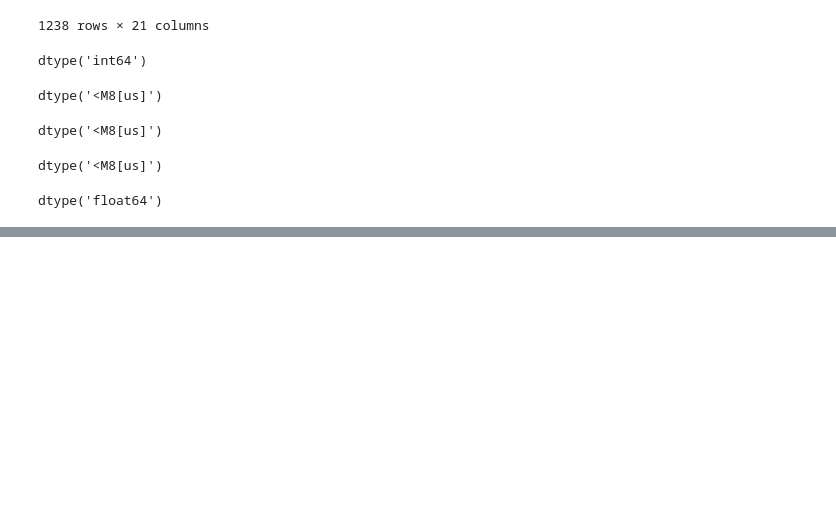
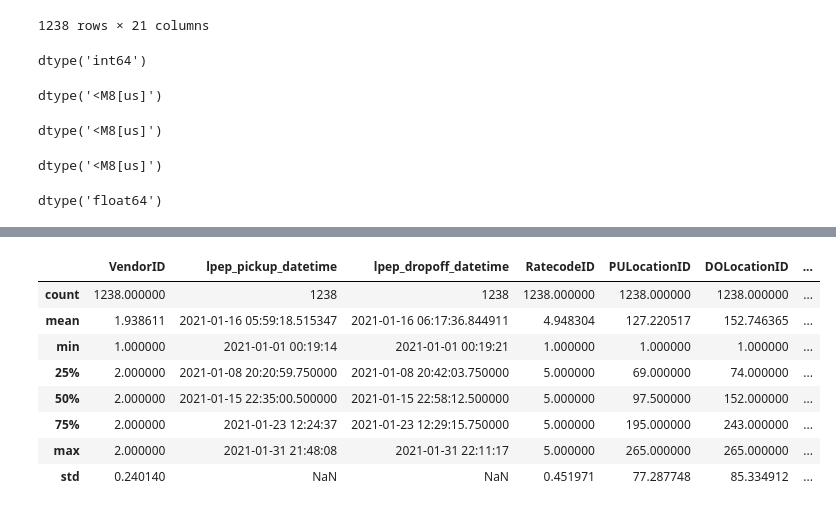
Before and after one commit to miracle73/Mlops-Zoomcamp-2025, a Jupyter notebook: 01-intro/prediction-model.ipynb, the cells around one changed output, grey strips where cells are left out. Cells and saved outputs as stored; diff of their text form; code cells hidden in the pictures; blank space fills up the shorter version.

```diff
--- a/01-intro/prediction-model.ipynb
+++ b/01-intro/prediction-model.ipynb
@@ -122,0 +152,12 @@ dtype('float64')
+# %%
+dt.describe()
+# %% [output]
+|  | VendorID | lpep_pickup_datetime | lpep_dropoff_datetime | RatecodeID | PULocationID | DOLocationID | ... |
+| count | 1238.000000 | 1238 | 1238 | 1238.000000 | 1238.000000 | 1238.000000 | ... |
+| mean | 1.938611 | 2021-01-16 05:59:18.515347 | 2021-01-16 06:17:36.844911 | 4.948304 | 127.220517 | 152.746365 | ... |
+| min | 1.000000 | 2021-01-01 00:19:14 | 2021-01-01 00:19:21 | 1.000000 | 1.000000 | 1.000000 | ... |
+| 25% | 2.000000 | 2021-01-08 20:20:59.750000 | 2021-01-08 20:42:03.750000 | 5.000000 | 69.000000 | 74.000000 | ... |
+| 50% | 2.000000 | 2021-01-15 22:35:00.500000 | 2021-01-15 22:58:12.500000 | 5.000000 | 97.500000 | 152.000000 | ... |
+| 75% | 2.000000 | 2021-01-23 12:24:37 | 2021-01-23 12:29:15.750000 | 5.000000 | 195.000000 | 243.000000 | ... |
+| max | 2.000000 | 2021-01-31 21:48:08 | 2021-01-31 22:11:17 | 5.000000 | 265.000000 | 265.000000 | ... |
+| std | 0.240140 | NaN | NaN | 0.451971 | 77.287748 | 85.334912 | ... |
```
Also changed, not shown: parts of 24 cells of this notebook.
